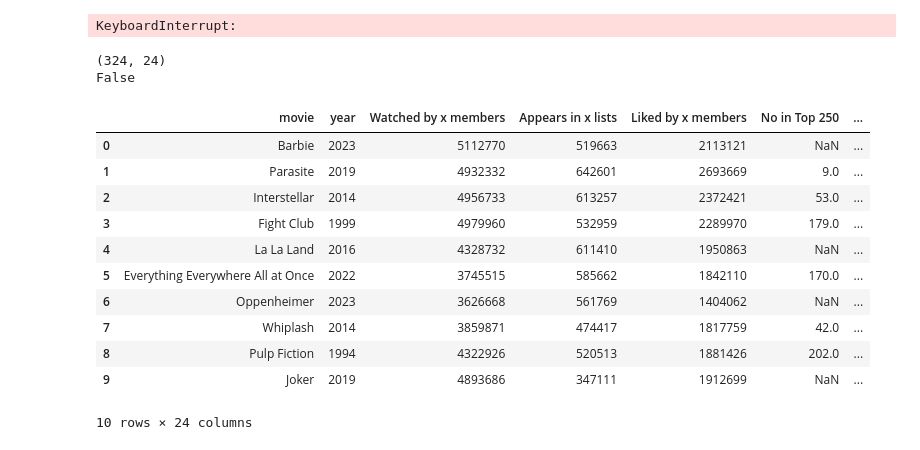
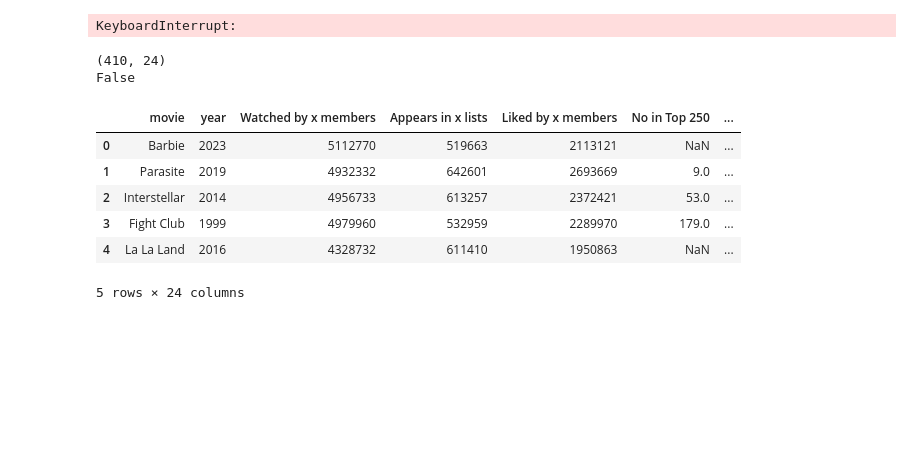
Before and after one commit to matthewlemargie/letterboxd-scraping, a Jupyter notebook: analysis.ipynb, the cells around one changed output. Cells and saved outputs as stored; diff of their text form; code cells hidden in the pictures; blank space fills up the shorter version.

```diff
--- a/analysis.ipynb
+++ b/analysis.ipynb
@@ -190,20 +205,15 @@ KeyboardInterrupt:
 # %%
 letterboxd = pd.read_csv("letterboxd.csv", on_bad_lines='skip')
 print(letterboxd.shape)
 print(letterboxd.duplicated().any())
-letterboxd.head(10)
+letterboxd.head(5)
 # %% [output]
-(324, 24)
+(410, 24)
 False
 |  | movie | year | Watched by x members | Appears in x lists | Liked by x members | No in Top 250 | ... |
 | 0 | Barbie | 2023 | 5112770 | 519663 | 2113121 | NaN | ... |
 | 1 | Parasite | 2019 | 4932332 | 642601 | 2693669 | 9.0 | ... |
 | 2 | Interstellar | 2014 | 4956733 | 613257 | 2372421 | 53.0 | ... |
 | 3 | Fight Club | 1999 | 4979960 | 532959 | 2289970 | 179.0 | ... |
 | 4 | La La Land | 2016 | 4328732 | 611410 | 1950863 | NaN | ... |
-| 5 | Everything Everywhere All at Once | 2022 | 3745515 | 585662 | 1842110 | 170.0 | ... |
-| 6 | Oppenheimer | 2023 | 3626668 | 561769 | 1404062 | NaN | ... |
-| 7 | Whiplash | 2014 | 3859871 | 474417 | 1817759 | 42.0 | ... |
-| 8 | Pulp Fiction | 1994 | 4322926 | 520513 | 1881426 | 202.0 | ... |
-| 9 | Joker | 2019 | 4893686 | 347111 | 1912699 | NaN | ... |
-10 rows × 24 columns
+5 rows × 24 columns
```
Also changed, not shown: parts of 1 cell of this notebook, 4 other files.
